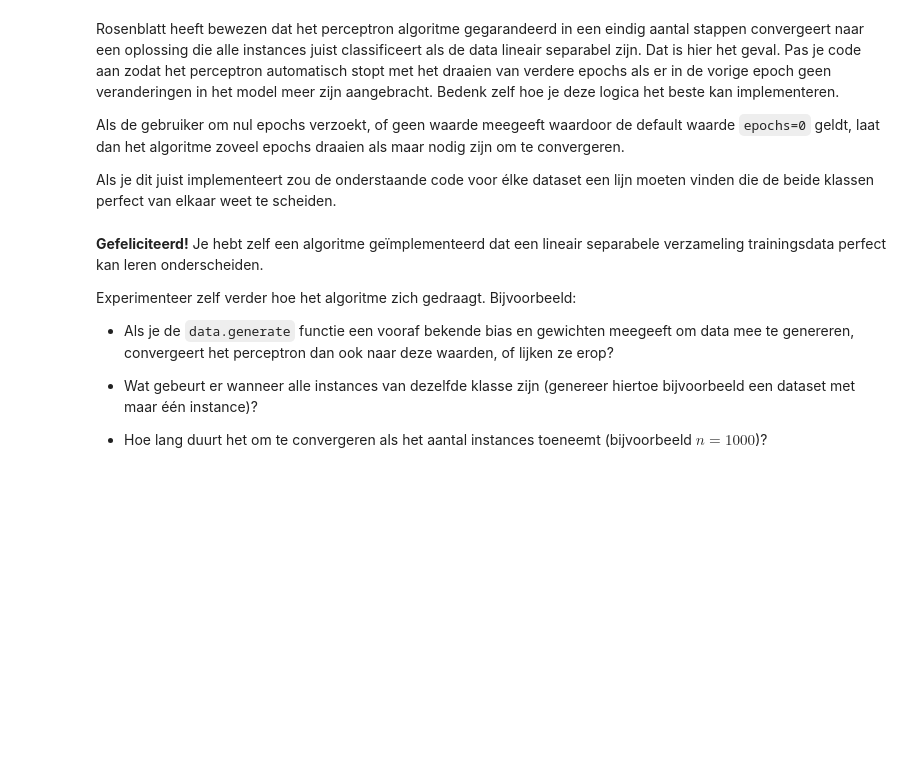
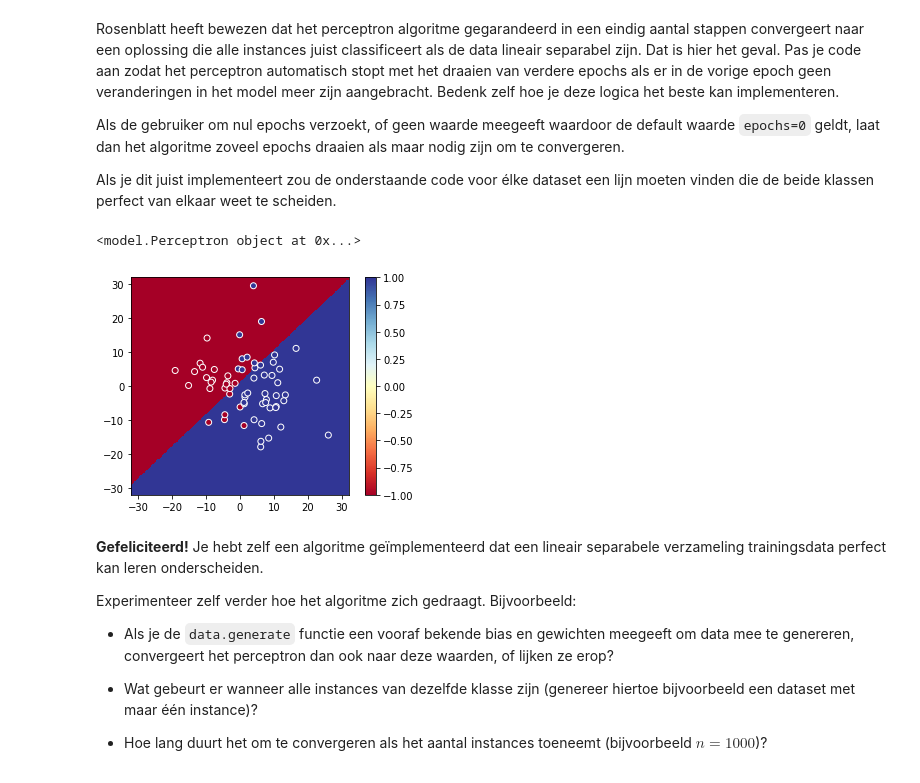
Before and after one commit to wmellema/DataMiningTest, a Jupyter notebook: les1/oefeningen.ipynb, the cells around one changed output. Cells and saved outputs as stored; diff of their text form; code cells hidden in the pictures; blank space fills up the shorter version.

```diff
--- a/les1/oefeningen.ipynb
+++ b/les1/oefeningen.ipynb
@@ -149,11 +133,14 @@ Als je dit juist implementeert zou de onderstaande code voor élke dataset een l
 # %%
 del sys.modules['model']   # Unload the old model version
 from model import *        # Reload the new model version
 
 my_perceptron = Perceptron()
 my_perceptron.fit(xs, ys)
-data.plot(xs, ys, model=my_perceptron)
+data.plot_data(xs, ys, model=my_perceptron)
 print(my_perceptron)
+# %% [output]
+<model.Perceptron object at 0x...>
+[figure, added]
 # %% [markdown]
 **Gefeliciteerd!** Je hebt zelf een algoritme geïmplementeerd dat een lineair separabele verzameling trainingsdata perfect kan leren onderscheiden.
 
```
Also changed, not shown: parts of 9 cells of this notebook, 2 other files.
